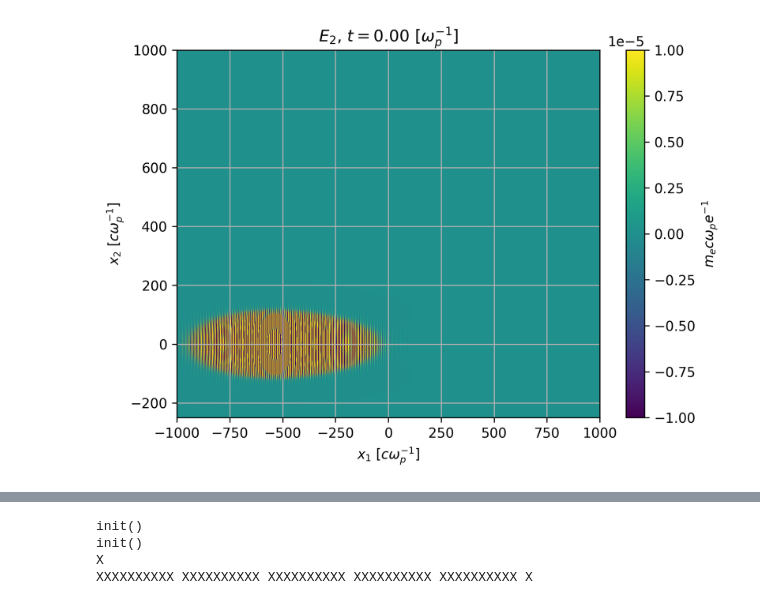
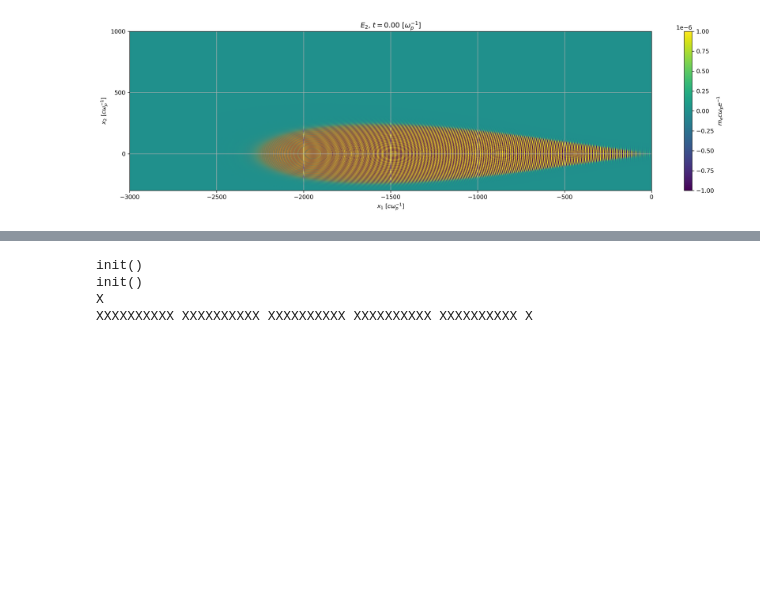
Before and after one commit to seavrut/osiris-simulations, a Jupyter notebook: 2d plasma short/simple_plasma_short.ipynb, the cells around one changed output, grey strips where cells are left out. Saved outputs shown, nothing was run; the diff lists cells and outputs as text; code cells hidden in the pictures; blank space fills up the shorter version.

```diff
--- a/2d plasma short/simple_plasma_short.ipynb
+++ b/2d plasma short/simple_plasma_short.ipynb
@@ -66,8 +49,9 @@ ax.yaxis.set_major_locator(MultipleLocator(500))
 # %%
-fig, ax = plt.subplots(dpi=300, figsize=(7,5))
-Plot.Ex(ax, 'e2-000000.h5', vmax=0.00001, vmin=-0.00001, xlim=[-1000,1000], ylim=[-250,1000]);
+fig, ax = plt.subplots(dpi=300, figsize=(20,5))
+Plot.Ex(ax, 'e2-000000.h5', vmax=0.000001, vmin=-0.000001, xlim=[-3000,0], ylim=[-300,1000]);
+ax.yaxis.set_major_locator(MultipleLocator(500))
 # %% [output]
-[figure, old version]
+[figure, new version]
 # %%
 fig, ax = plt.subplots(dpi=300, figsize=(5,5))
 Plot.Efft2(ax, 'e2-000000.h5', xlim=[0.5,1.5], ylim=[-0.5,0.5]);
```
Also changed, not shown: parts of 3 cells of this notebook, 1 other file.
